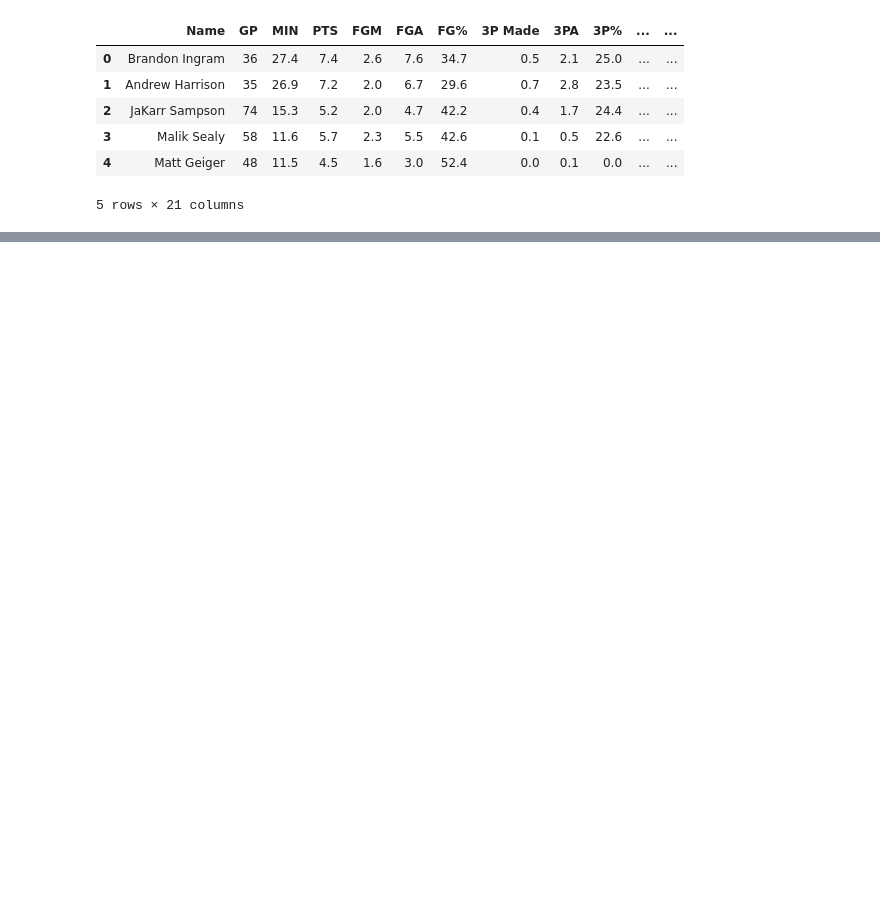
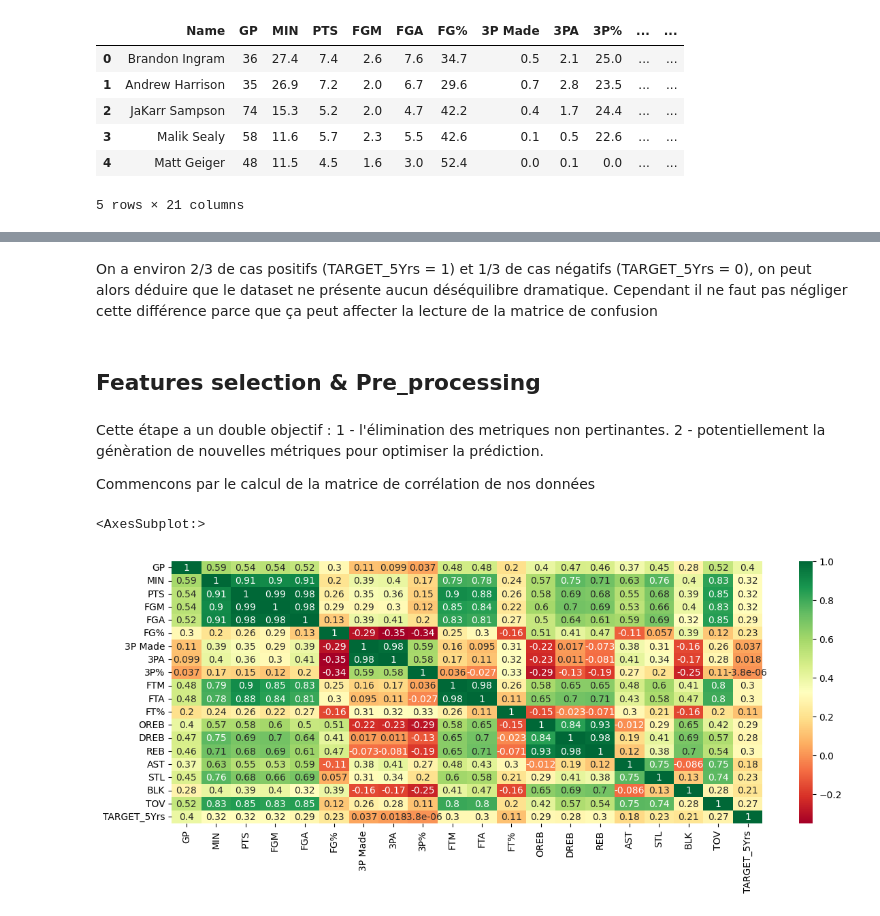
Before and after one commit to khadija-gharnati/NBA_player_investement_prediction, a Jupyter notebook: Analyse.ipynb, the cells around one changed output, grey strips where cells are left out. Drawn from its saved outputs; the diff is of its cells as text; code cells hidden in the pictures; blank space fills up the shorter version.

```diff
--- a/Analyse.ipynb
+++ b/Analyse.ipynb
@@ -64,0 +115,18 @@ for x in np.argwhere(np.isnan(df_vals)):
+# %% [markdown]
+On a environ 2/3 de cas positifs (TARGET_5Yrs = 1) et 1/3 de cas négatifs (TARGET_5Yrs = 0), on peut alors déduire que le dataset ne présente aucun déséquilibre dramatique. Cependant il ne faut pas négliger cette différence parce que ça peut affecter la lecture de la matrice de confusion
+# %% [markdown]
+## Features selection & Pre_processing
+# %% [markdown]
+Cette étape a un double objectif :
+    1 - l'élimination des metriques non pertinantes.
+    2 - potentiellement la génèration de nouvelles métriques pour optimiser la prédiction.
+
+
+
+Commencons par le calcul de la matrice de corrélation de nos données
+# %%
+fig = plt.figure(figsize=(14, 5))
+sns.heatmap(df.corr(), annot=True, cmap="RdYlGn")
+# %% [output]
+<AxesSubplot:>
+[figure, added]
```
Also changed, not shown: parts of 38 cells of this notebook, 6 other files.
